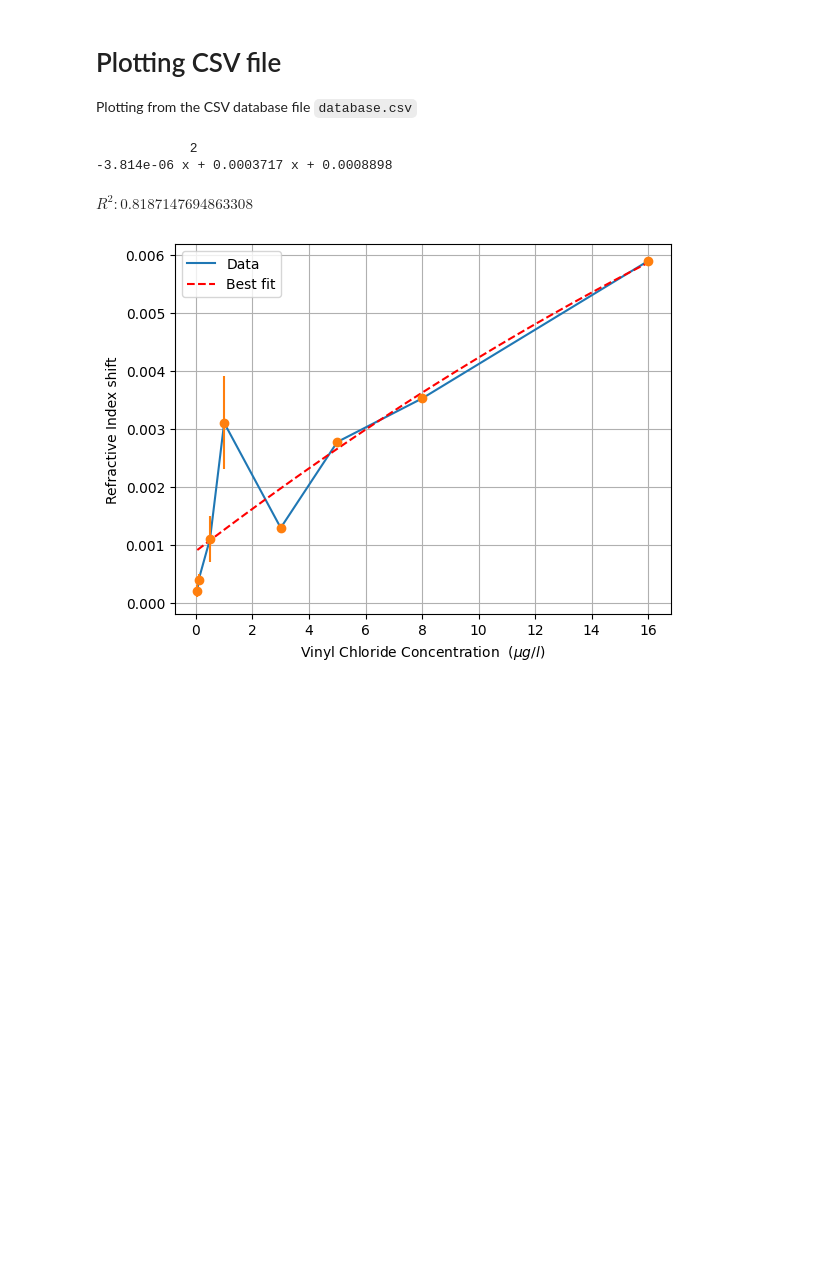
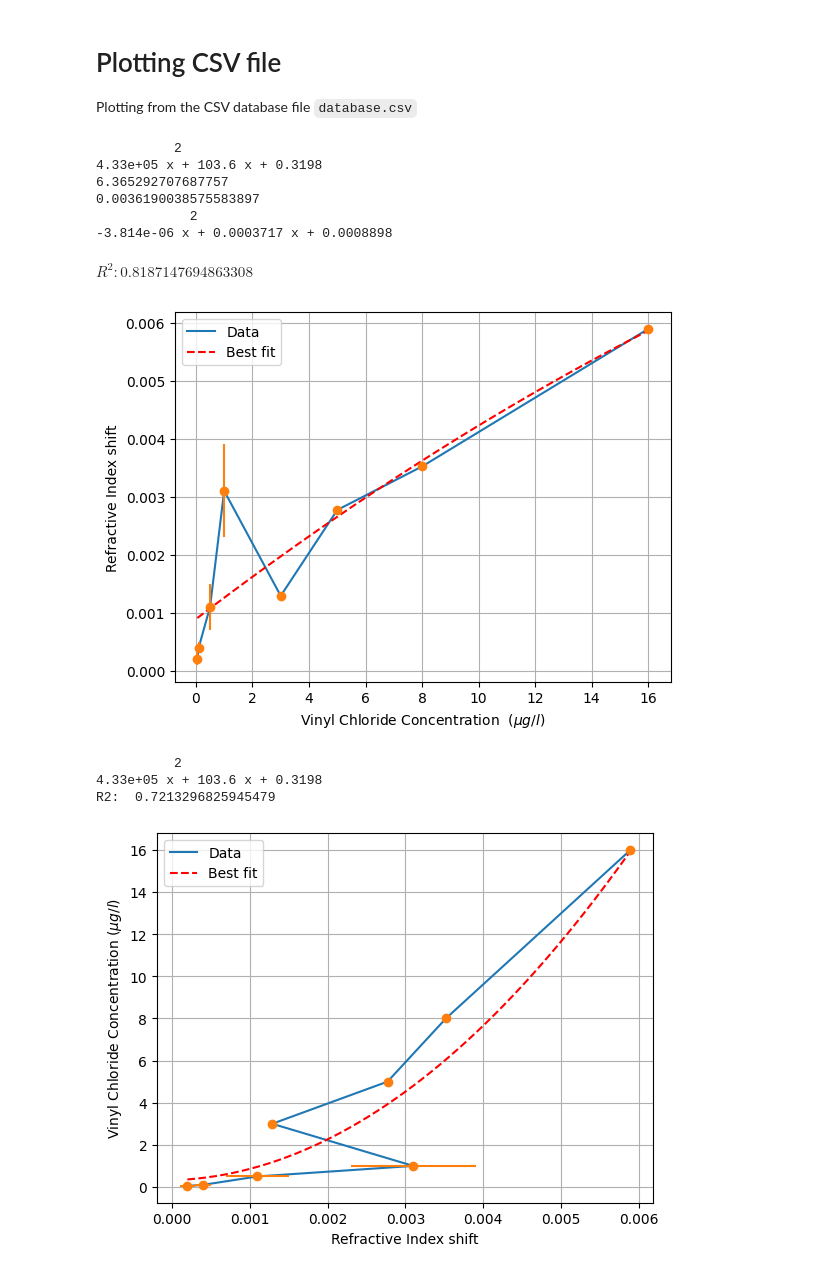
Before and after one commit to Philip-Jorgensen/wcg_final_project, a Jupyter notebook: Jupyter_files/plotting_csv.ipynb, the cells around one changed output. Saved outputs shown, nothing was run; the diff lists cells and outputs as text; code cells hidden in the pictures; blank space fills up the shorter version.

```diff
--- a/Jupyter_files/plotting_csv.ipynb
+++ b/Jupyter_files/plotting_csv.ipynb
@@ -28,7 +28,10 @@ uncertainty = data['uncertainty'].fillna(0).values
 
 # Best fit
 bestfit_coefficients = np.polyfit(vc_concentration, ri_shift, 2)
+
 bestfit_function = np.poly1d(bestfit_coefficients)
+
+print(bestfit_function(8))
 
 fit_estimate_values = []
 for i in vc_concentration:
@@ -42,6 +45,7 @@ display(Math(r'R^2: {}'.format(r_squared)))
 
 bestfit_x = np.linspace(vc_concentration[0], vc_concentration[-1], 50) # From start to end, 50 points
 bestfit_y = bestfit_function(bestfit_x)
+# bestfit_y = bestfit_function_2(bestfit_x)
 
 # Plotting
 plt.plot(vc_concentration, ri_shift, label='Data')
@@ -57,7 +61,48 @@ plt.ylabel('Refractive Index shift')
 plt.legend()
 plt.show()
 # %% [output]
+          2
+4.33e+05 x + 103.6 x + 0.3198
+6.365292707687757
+0.0036190038575583897
             2
 -3.814e-06 x + 0.0003717 x + 0.0008898
 $\displaystyle R^2: 0.8187147694863308$
 [figure]
+# %%
+# Doing the plot the other way around
+
+def inverse_plot():
+    bestfit_coefficients = np.polyfit(ri_shift,vc_concentration, 2)
+    bestfit_function = np.poly1d(bestfit_coefficients)
+
+    fit_estimate_values = []
+    for i in vc_concentration:
+        fit_estimate_values.append(bestfit_function(i))
+
+    fit_properties = sc.stats.linregress(ri_shift, fit_estimate_values)
+    r_squared = np.power(fit_properties.rvalue, 2)
+
+    print(bestfit_function)
+    print('R2: ', r_squared)
+
+    bestfit_x = np.linspace(ri_shift[0], ri_shift[-1], 50)
+    bestfit_y = bestfit_function(bestfit_x)
+
+    plt.plot(ri_shift, vc_concentration, label='Data')
+    plt.errorbar(ri_shift, vc_concentration, xerr=uncertainty, fmt='o')
+
+    plt.plot(bestfit_x, bestfit_y, label='Best fit', color='red', ls='--')
+
+    plt.grid(True)
+    plt.xlabel('Refractive Index shift')
+    plt.ylabel('Vinyl Chloride Concentration ($\\mu g/l$)')
+    plt.legend()
+    plt.show()
+
+inverse_plot()
+# %% [output]
+          2
+4.33e+05 x + 103.6 x + 0.3198
+R2:  0.7213296825945479
+[figure, added]
```
Also changed, not shown: 14 other files.
